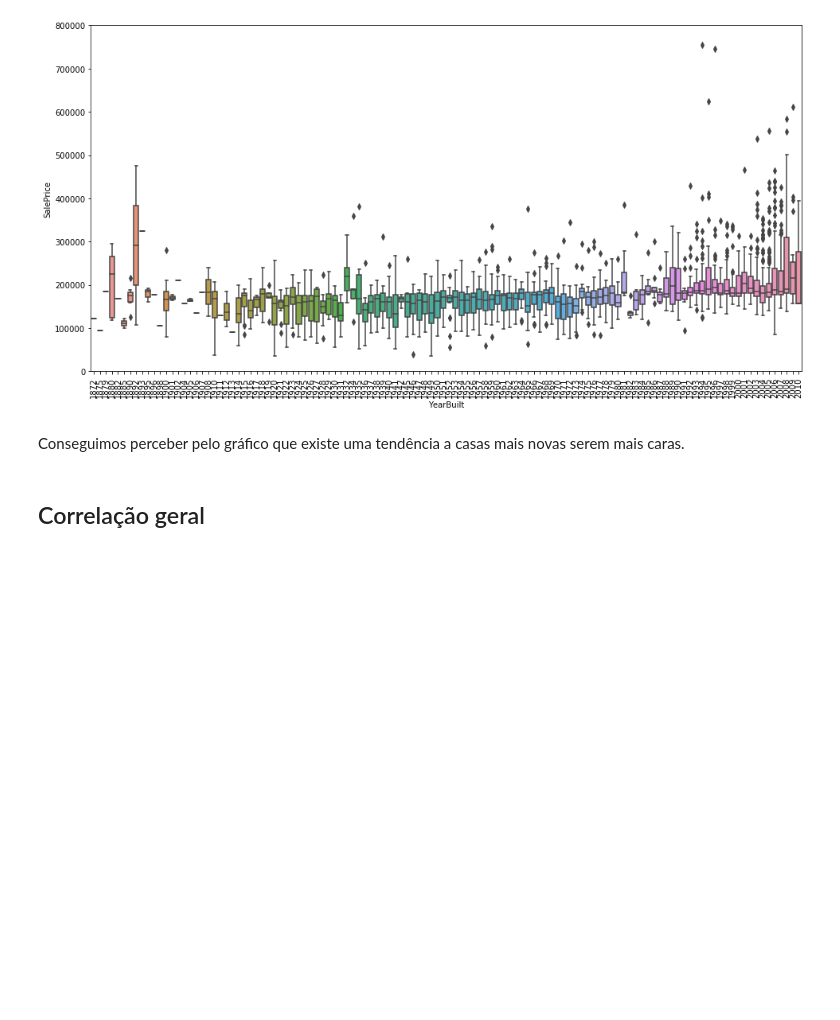
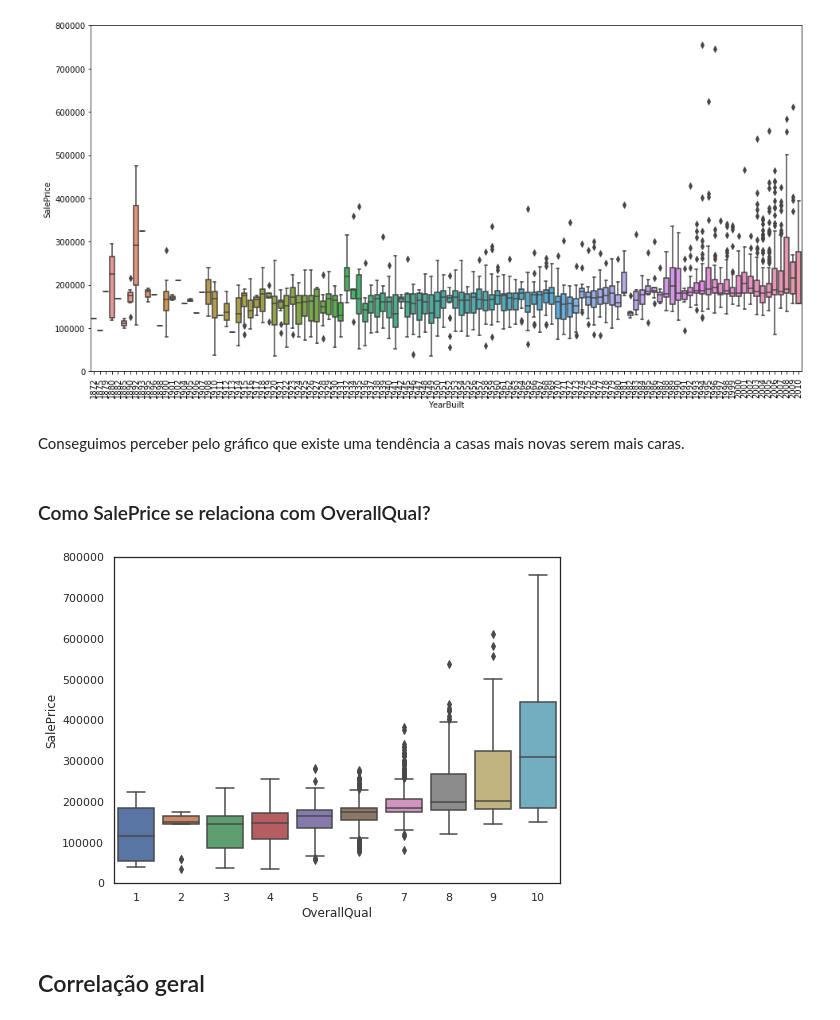
Before and after one commit to acresende/house-price-prediction, a Jupyter notebook: research/house-price-prediction.ipynb, the cells around one changed output. Drawn from its saved outputs; the diff is of its cells as text; code cells hidden in the pictures; blank space fills up the shorter version.

```diff
--- a/research/house-price-prediction.ipynb
+++ b/research/house-price-prediction.ipynb
@@ -149,6 +144,15 @@ plt.xticks(rotation=90);
 [figure]
 # %% [markdown]
 Conseguimos perceber pelo gráfico que existe uma tendência a casas mais novas serem mais caras.
+# %% [markdown]
+### Como SalePrice se relaciona com OverallQual?
+# %%
+data = pd.concat([df_houses['SalePrice'], df_houses['OverallQual']], axis=1)
+f, ax = plt.subplots(figsize=(8, 6))
+fig = sns.boxplot(x=df_houses['OverallQual'], y="SalePrice", data=data)
+fig.axis(ymin=0, ymax=800000);
+# %% [output]
+[figure, added]
 # %% [markdown]
 ## Correlação geral
 # %% [markdown]
```
Also changed, not shown: parts of 40 cells of this notebook.
